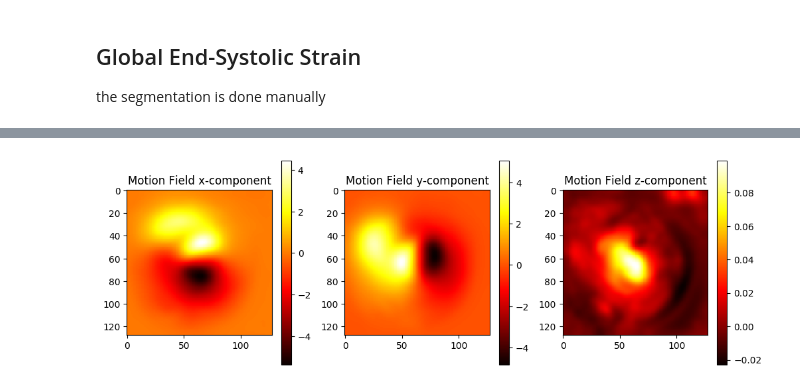
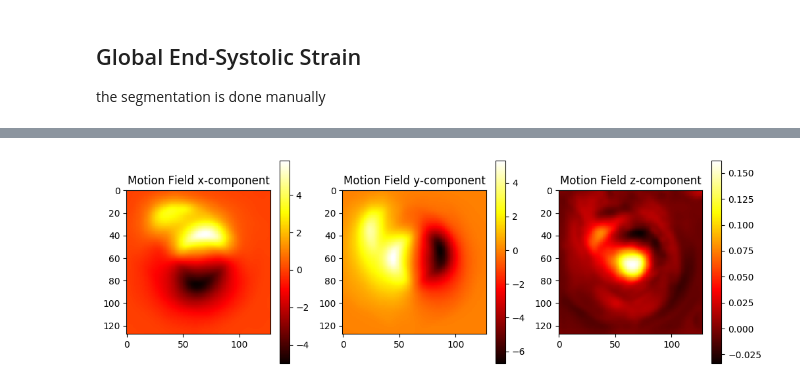
Before and after one commit to zhennongchen/DeepStrain, a Jupyter notebook: main_predict_motion.ipynb, the cells around one changed output, grey strips where cells are left out. Cells and saved outputs as stored; diff of their text form; code cells hidden in the pictures.

Commit message:
change predict motion

```diff
--- a/main_predict_motion.ipynb
+++ b/main_predict_motion.ipynb
@@ -21,6 +21,6 @@ import DeepStrain.functions_collection as ff
 # %%
-main_path = '/mnt/mount_zc_NAS/Deepstrain'
-data_path = '/mnt/mount_zc_NAS/HFpEF/data/HFpEF_data'
+main_path = '/mnt/camca_NAS/Deepstrain'
+data_path = '/mnt/camca_NAS/SAM_for_CMR/SAM_seg_final_version'
 # %% [markdown]
 ## Define Model
 
@@ -66,49 +49,54 @@ coreClock: 1.41GHz coreCount: 108 deviceMemorySize: 39.44GiB deviceMemoryBandwid
 
 the segmentation is done manually
 # %%
-patient_id = 'ID_0015'
+patient_id = 'ID_0002'
 
 # save folder
 strain_save_folder = os.path.join(main_path, 'results/trained/mvf', patient_id)
 ff.make_folder([strain_save_folder])
 
 # first: get the ED and ES frame
-spreadsheet = pd.read_excel(os.path.join(data_path, 'Patient_list', 'Important_HFpEF_Patient_list_unique_patient_w_readmission_finalized.xlsx' ))
+spreadsheet = pd.read_excel(os.path.join('/mnt/camca_NAS/HFpEF/data/HFpEF_data/', 'Patient_list', 'Important_HFpEF_Patient_list_unique_patient_w_ZCnotes.xlsx' ))
 patient_id_num = ff.ID_00XX_to_XX(patient_id)
 patient_row = spreadsheet.loc[spreadsheet['OurID'] == patient_id_num]
-ED = patient_row['ED'].values[0].astype(int)
-ES = patient_row['ES_by_visual'].values[0].astype(int)
+ED = 0
+ES = 5
 print(ED,ES)
 
 # second: load img and seg
-patient_img_folder = os.path.join(data_path, 'nii_img', patient_id)
-patient_seg_folder = os.path.join(data_path, 'nii_manual_seg', patient_id)
+patient_img_folder = os.path.join(data_path, patient_id,'img')
+patient_seg_folder = os.path.join(data_path,  patient_id, 'seg')
 
-V_nifti_ED = nb.load(os.path.join(patient_img_folder, 'Org3D_frame' + str(ED) + '.nii.gz'))
-V_nifti_ES = nb.load(os.path.join(patient_img_folder, 'Org3D_frame' + str(ES) + '.nii.gz'))
+V_nifti_ED = nb.load(os.path.join(patient_img_folder, 'img_tf' + str(ED) + '.nii.gz'))
+V_nifti_ES = nb.load(os.path.join(patient_img_folder, 'img_tf' + str(ES) + '.nii.gz'))
 
-M_nifti_ED = nb.load(os.path.join(patient_seg_folder, 'SAX_ED_seg.nii.gz'))
-M_nifti_ES = nb.load(os.path.join(patient_seg_folder, 'SAX_ES_seg.nii.gz'))
+M_nifti_ED = nb.load(os.path.join(patient_seg_folder, 'seg_tf' + str(ED) + '.nii.gz'))
+M_nifti_ES = nb.load(os.path.join(patient_seg_folder, 'seg_tf' + str(ES) + '.nii.gz'))
 
-M_nifti_ED_RV = nb.load(os.path.join(main_path,'results/trained/seg/' ,patient_id,'pred_seg_frame' + str(ED) + '.nii.gz'))
-M_nifti_ES_RV = nb.load(os.path.join(main_path,'results/trained/seg/' ,patient_id,'pred_seg_frame' + str(ES) + '.nii.gz'))
+# original pixel dim is
+pixel_dim = V_nifti_ED.header.get_zooms()
+print('original pixel dim is: ', pixel_dim)
 
-# third: preprocess - change the label in segmentation: RV = 1, Myocardium = 2, LV = 3
-M_ED = np.round(M_nifti_ED.get_fdata()).astype(int)
-M_ED_RV = np.round(M_nifti_ED_RV.get_fdata()).astype(int)
-new_M_ED = np.zeros_like(M_ED)
-new_M_ED[M_ED_RV==3] = 1
-new_M_ED[M_ED==1] = 3
-new_M_ED[M_ED==2] = 2
-M_nifti_ED = nb.Nifti1Image(new_M_ED, affine=M_nifti_ED.affine, header=M_nifti_ED.header)
 
-M_ES = np.round(M_nifti_ES.get_fdata()).astype(int)
-M_ES_RV = np.round(M_nifti_ES_RV.get_fdata()).astype(int)
-new_M_ES = np.zeros_like(M_ES)
-new_M_ES[M_ES_RV==3] = 1
-new_M_ES[M_ES==1] = 3
-new_M_ES[M_ES==2] = 2
-M_nifti_ES = nb.Nifti1Image(new_M_ES, affine=M_nifti_ES.affine, header=M_nifti_ES.header)
+# M_nifti_ED_RV = nb.load(os.path.join(main_path,'results/trained/seg/' ,patient_id,'pred_seg_frame' + str(ED) + '.nii.gz'))
+# M_nifti_ES_RV = nb.load(os.path.join(main_path,'results/trained/seg/' ,patient_id,'pred_seg_frame' + str(ES) + '.nii.gz'))
+
+# # third: preprocess - change the label in segmentation: RV = 1, Myocardium = 2, LV = 3
+# M_ED = np.round(M_nifti_ED.get_fdata()).astype(int)
+# M_ED_RV = np.round(M_nifti_ED_RV.get_fdata()).astype(int)
+# new_M_ED = np.zeros_like(M_ED)
+# new_M_ED[M_ED_RV==3] = 1
+# new_M_ED[M_ED==1] = 3
+# new_M_ED[M_ED==2] = 2
+# M_nifti_ED = nb.Nifti1Image(new_M_ED, affine=M_nifti_ED.affine, header=M_nifti_ED.header)
+
+# M_ES = np.round(M_nifti_ES.get_fdata()).astype(int)
+# M_ES_RV = np.round(M_nifti_ES_RV.get_fdata()).astype(int)
+# new_M_ES = np.zeros_like(M_ES)
+# new_M_ES[M_ES_RV==3] = 1
+# new_M_ES[M_ES==1] = 3
+# new_M_ES[M_ES==2] = 2
+# M_nifti_ES = nb.Nifti1Image(new_M_ES, affine=M_nifti_ES.affine, header=M_nifti_ES.header)
 
 print('original shape: ',V_nifti_ED.get_fdata().shape, M_nifti_ED.get_fdata().shape, M_nifti_ES.get_fdata().shape)
 print('original pixel dim is: ', V_nifti_ED.header.get_zooms())
@@ -127,6 +115,7 @@ print('after concat, shape: ,', V_nifti.shape)
 V_nifti = resample_nifti(V_nifti, order=1, in_plane_resolution_mm=1.25, number_of_slices=16)
 M_nifti = resample_nifti(M_nifti, order=0, in_plane_resolution_mm=1.25, number_of_slices=16)
 print('after resample, shape: ', V_nifti.shape, M_nifti.shape)
+print('pixel dim after reslice: ', V_nifti.header.get_zooms())
 
 # calculate center of mass using the first frame as reference. This is needed for cropping to 128x128
 center = center_of_mass(M_nifti.get_fdata()[:,:,:,0]==2) # RV = 1, Myocardium = 2, LV = 3
@@ -140,7 +129,7 @@ plt.subplot(142); plt.imshow(V[:,:,7,1], cmap='gray'); plt.title('Cine-MRI at En
 plt.subplot(143); plt.imshow(M[:,:,7,0], cmap='gray'); plt.title('Cine-MRI Mask at End-Diastole')
 plt.subplot(144); plt.imshow(M[:,:,7,1], cmap='gray'); plt.title('Cine-MRI Mask at End-Systole')
 
-#
+# #
 V = ff.normalize_image(V)
 nx, ny, nz, nt = V.shape
 V_0 =  np.repeat(V[:,:,:,:1], nt-1, axis=-1)
@@ -151,10 +140,10 @@ V_t = np.transpose(V_t, (3,0,1,2))
 print('before input into the model, the shape: ', V_0.shape, V_t.shape)
 
 # fifth: predict motion vector
-# y_t = netME([V_0, V_t]).numpy()
-# or load saved motion vector
-y_t = nb.load(os.path.join(strain_save_folder, 'mvf_ED1_pair8.nii.gz')).get_fdata()
-y_t = y_t[None,...]
+y_t = netME([V_0, V_t]).numpy()
+# # or load saved motion vector
+# y_t = nb.load(os.path.join(strain_save_folder, 'mvf_ED1_pair8.nii.gz')).get_fdata()
+# y_t = y_t[None,...]
 print('y_t shape: ', y_t.shape)
 
 # smooth the motion fields. Note that these motion fields can be used to warp points individually, or could be
@@ -167,16 +156,16 @@ plt.subplot(132); plt.imshow(y_t[0,:,:,7,1], cmap='hot'); plt.title('Motion Fiel
 plt.subplot(133); plt.imshow(y_t[0,:,:,7,2], cmap='hot'); plt.title('Motion Field z-component'); plt.colorbar()
 plt.show()
 
-a = nb.Nifti1Image(y_t[0,:,:,:,:] , affine=V_nifti_ED.affine, header=V_nifti_ED.header)
-nb.save(a, os.path.join(strain_save_folder, 'mvf.nii.gz'))
+# a = nb.Nifti1Image(y_t[0,:,:,:,:] , affine=V_nifti_ED.affine, header=V_nifti_ED.header)
+# nb.save(a, os.path.join(strain_save_folder, 'mvf.nii.gz'))
 
 
-# last: calculate strain
+# # last: calculate strain
 mask_end_diastole = M[..., 0]
 mask_end_systole = M[..., 1]
 
 strain = myocardial_strain.MyocardialStrain(mask=mask_end_diastole, flow=y_t[0,:,:,:,:])
-strain.calculate_strain(lv_label=2)
+strain.calculate_strain(lv_label=2) # myolabel actually
 
 print('Radial strain: ', 100*strain.Err[strain.mask_rot==2].mean())  # mask_rot means moves the whole mask (segmentation) to the center of myocardium
 print('Circumferential strain: ', 100*strain.Ecc[strain.mask_rot==2].mean())
@@ -200 +191 @@ y_t shape:  (1, 128, 128, 16, 3)
-[figure, old version]
+[figure, new version]
```
Also changed, not shown: parts of 3 cells of this notebook.
